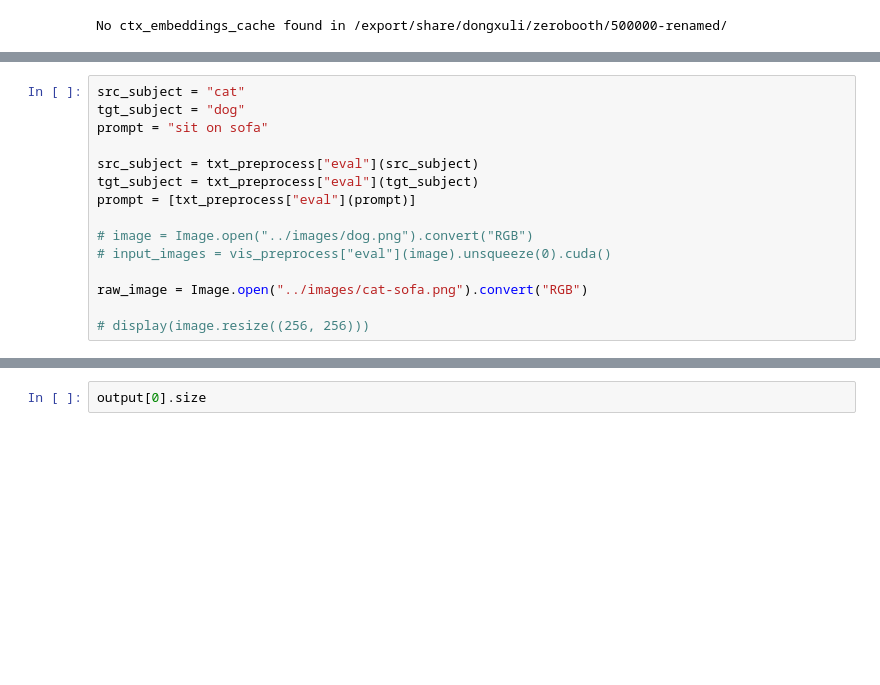
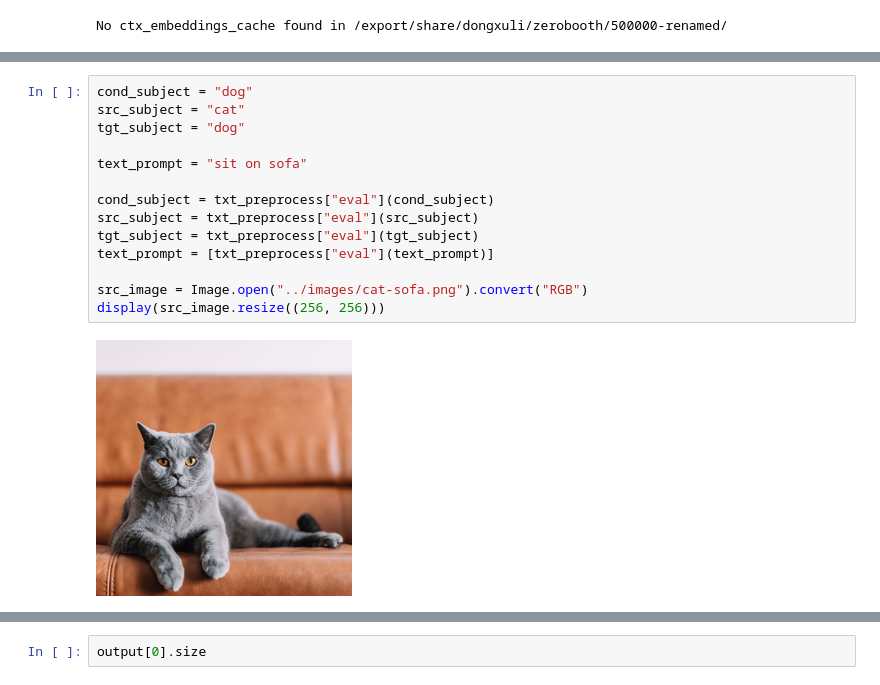
Before and after one commit to salesforce/LAVIS, a Jupyter notebook: projects/blip-diffusion/notebooks/editing_real_finetuned.ipynb, the cells around one changed output, grey strips where cells are left out. Drawn from its saved outputs; the diff is of its cells as text; blank space fills up the shorter version.

```diff
--- a/projects/blip-diffusion/notebooks/editing_real_finetuned.ipynb
+++ b/projects/blip-diffusion/notebooks/editing_real_finetuned.ipynb
@@ -24,16 +37,17 @@ No ctx_embeddings_cache found in /export/share/dongxuli/zerobooth/500000-renamed
 # %%
+cond_subject = "dog"
 src_subject = "cat"
 tgt_subject = "dog"
-prompt = "sit on sofa"
 
+text_prompt = "sit on sofa"
+
+cond_subject = txt_preprocess["eval"](cond_subject)
 src_subject = txt_preprocess["eval"](src_subject)
 tgt_subject = txt_preprocess["eval"](tgt_subject)
-prompt = [txt_preprocess["eval"](prompt)]
+text_prompt = [txt_preprocess["eval"](text_prompt)]
 
-# image = Image.open("../images/dog.png").convert("RGB")
-# input_images = vis_preprocess["eval"](image).unsqueeze(0).cuda()
-
-raw_image = Image.open("../images/cat-sofa.png").convert("RGB")
-
-# display(image.resize((256, 256)))
+src_image = Image.open("../images/cat-sofa.png").convert("RGB")
+display(src_image.resize((256, 256)))
+# %% [output]
+[figure, added]
 # %%
```
Also changed, not shown: parts of 5 cells of this notebook, 25 other files.
